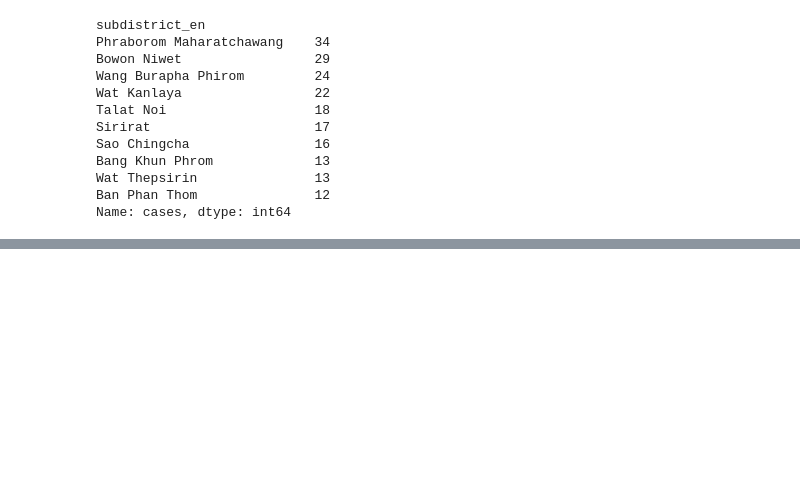
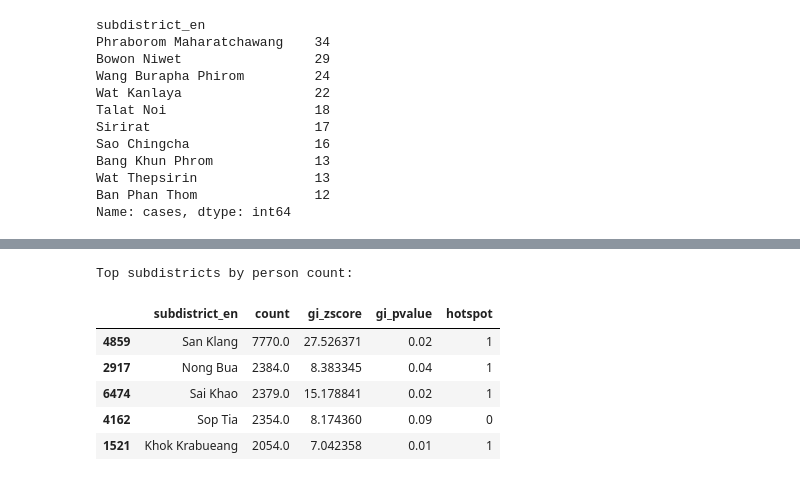
Before and after one commit to nongwarodom/spatialdetection, a Jupyter notebook: notebooks/quickstart.ipynb, the cells around one changed output, grey strips where cells are left out. Cells and saved outputs as stored; diff of their text form; code cells hidden in the pictures; blank space fills up the shorter version.

```diff
--- a/notebooks/quickstart.ipynb
+++ b/notebooks/quickstart.ipynb
@@ -178,0 +292,11 @@ province_result[province_result["hotspot"] == 1][["province_en", "count", "gi_zs
+# %%
+print("Top subdistricts by person count:")
+display(sub_result.sort_values("count", ascending=False)[["subdistrict_en", "count", "gi_zscore", "gi_pvalue", "hotspot"]].head(5))
+# %% [output]
+Top subdistricts by person count:
+|  | subdistrict_en | count | gi_zscore | gi_pvalue | hotspot |
+| 4859 | San Klang | 7770.0 | 27.526371 | 0.02 | 1 |
+| 2917 | Nong Bua | 2384.0 | 8.383345 | 0.04 | 1 |
+| 6474 | Sai Khao | 2379.0 | 15.178841 | 0.02 | 1 |
+| 4162 | Sop Tia | 2354.0 | 8.174360 | 0.09 | 0 |
+| 1521 | Khok Krabueang | 2054.0 | 7.042358 | 0.01 | 1 |
```
Also changed, not shown: parts of 14 cells of this notebook.
